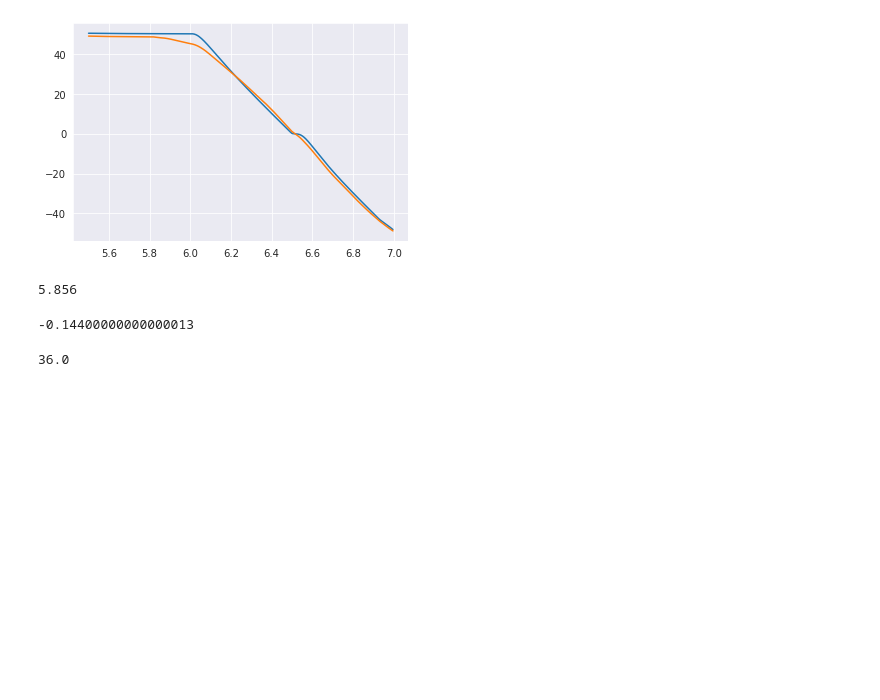
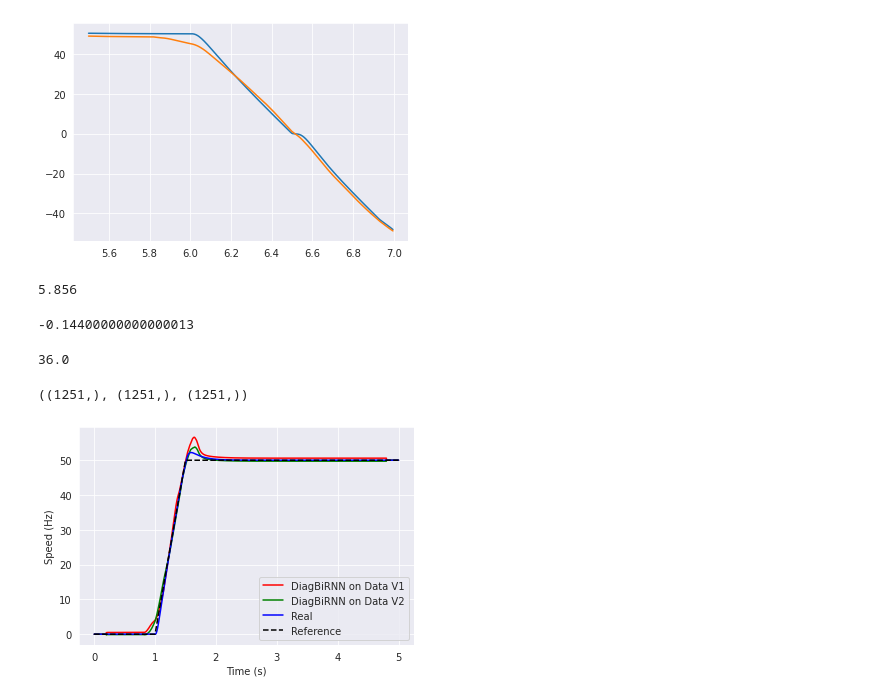
Before and after one commit to sagarverma/MotorDynamics, a Jupyter notebook: notebooks/plot_motornn.ipynb, the cells around one changed output. Cells and saved outputs as stored; diff of their text form; code cells hidden in the pictures; blank space fills up the shorter version.

```diff
--- a/notebooks/plot_motornn.ipynb
+++ b/notebooks/plot_motornn.ipynb
@@ -1280,3 +1278,31 @@ response_time_2perc(ref, sim, data['time'][int(5.5 * 250):7*250])
 0.144 / 0.004
 # %% [output]
 36.0
+# %%
+fin = open('../../../results/Data_18042020/shallow_fnn/shallow_fnn_act_relu_stride_1_window_100_inpQuants_voltage_d,voltage_q,current_d,current_q_outQuants_speed,torque_lr_0.01_batchSize_20000_epochs_1000_loss_mse.pkl', 'rb')
+res1 = pickle.load(fin)
+fin.close()
+
+fin = open('../../../datasets/Data_18042020/benchmark/0to50speed_0torque.pkl', 'rb')
+bnch = pickle.load(fin)
+fin.close()
+
+fin = open('../../../results/Data_21042020/shallow_fnn/shallow_fnn_act_relu_stride_1_window_100_inpQuants_voltage_d,voltage_q,current_d,current_q_outQuants_speed_lr_0.1_batchSize_20000_epochs_1000_loss_mse.pkl','rb')
+res2 = pickle.load(fin)
+fin.close()
+# %%
+res1[0].shape, bnch['time'].shape, res2[0].shape
+# %% [output]
+((1251,), (1251,), (1251,))
+# %%
+sns.set_style("darkgrid")
+plt.plot(bnch['time'], res1[0], color='red', label='DiagBiRNN on Data V1')
+plt.plot(bnch['time'], res2[0], color='green', label='DiagBiRNN on Data V2')
+plt.plot(bnch['time'], bnch['speed'], color='blue', label='Real')
+plt.plot(bnch['time'], bnch['reference_speed_interp'], '--', color='black', label='Reference')
+plt.xlabel('Time (s)')
+plt.ylabel('Speed (Hz)')
+plt.legend()
+plt.savefig('v1andv2.png', dpi=500, bbox_inches='tight', pad_inches=0)
+# %% [output]
+[figure, added]
```
Also changed, not shown: parts of 1 cell of this notebook, 1 other file.
